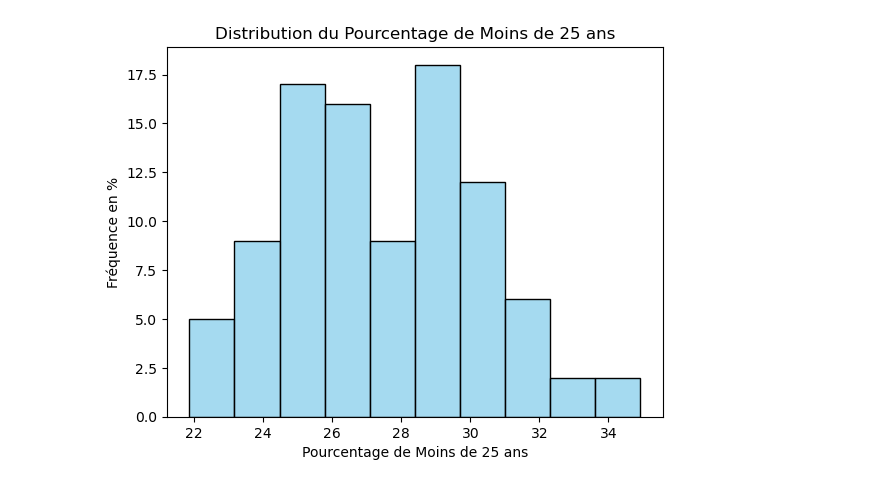
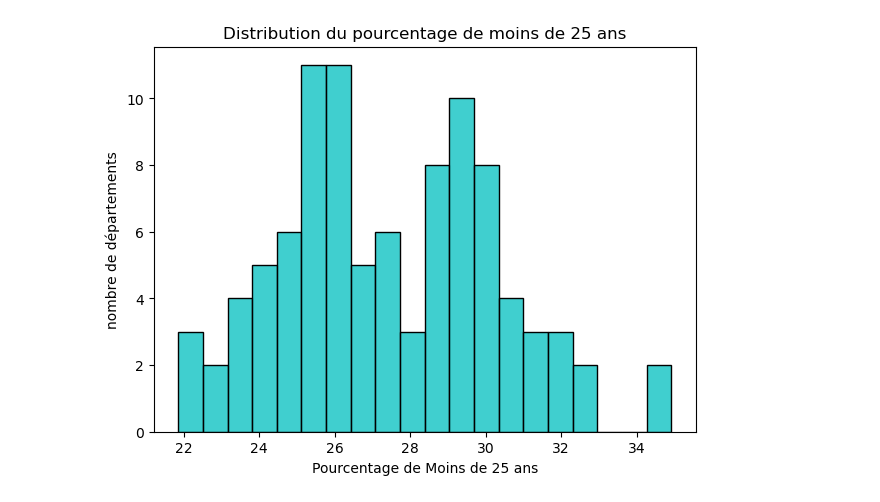
Before and after one commit to gabrielfrancois/DS_Covid, a Jupyter notebook: stat2_visu.ipynb, the cells around one changed output. Saved outputs shown, nothing was run; the diff lists cells and outputs as text; code cells hidden in the pictures.

Commit message:
visualisation de l'âge

```diff
--- a/stat2_visu.ipynb
+++ b/stat2_visu.ipynb
@@ -18,11 +18,13 @@ df_visu.head()
 | 04 | Alpes-de-Haute-Provence | 33920.0 | 40903.0 | 80162.0 | 47096.0 | 23412.0 | ... |
 | 05 | Hautes-Alpes | 27874.0 | 33506.0 | 68377.0 | 39778.0 | 19651.0 | ... |
 # %%
+"""On regarde la fréquence des départements en fonction du taux la population de moins de 25 ans """
 moins_de_25 = df_visu["Moins de 25 ans.1"]
-sns.histplot(moins_de_25, bins=10, kde=False, color='skyblue')
-plt.title('Distribution du Pourcentage de Moins de 25 ans')
+plt.figure(figsize=(7, 5))
+sns.histplot(moins_de_25, bins=20, kde=False, color='c')
+plt.title('Distribution du pourcentage de moins de 25 ans')
 plt.xlabel('Pourcentage de Moins de 25 ans')
-plt.ylabel('Fréquence en %')
+plt.ylabel('nombre de départements')
 plt.show()
 # %% [output]
-[figure, old version]
+[figure, new version]
```
Also changed, not shown: parts of 2 cells of this notebook.
